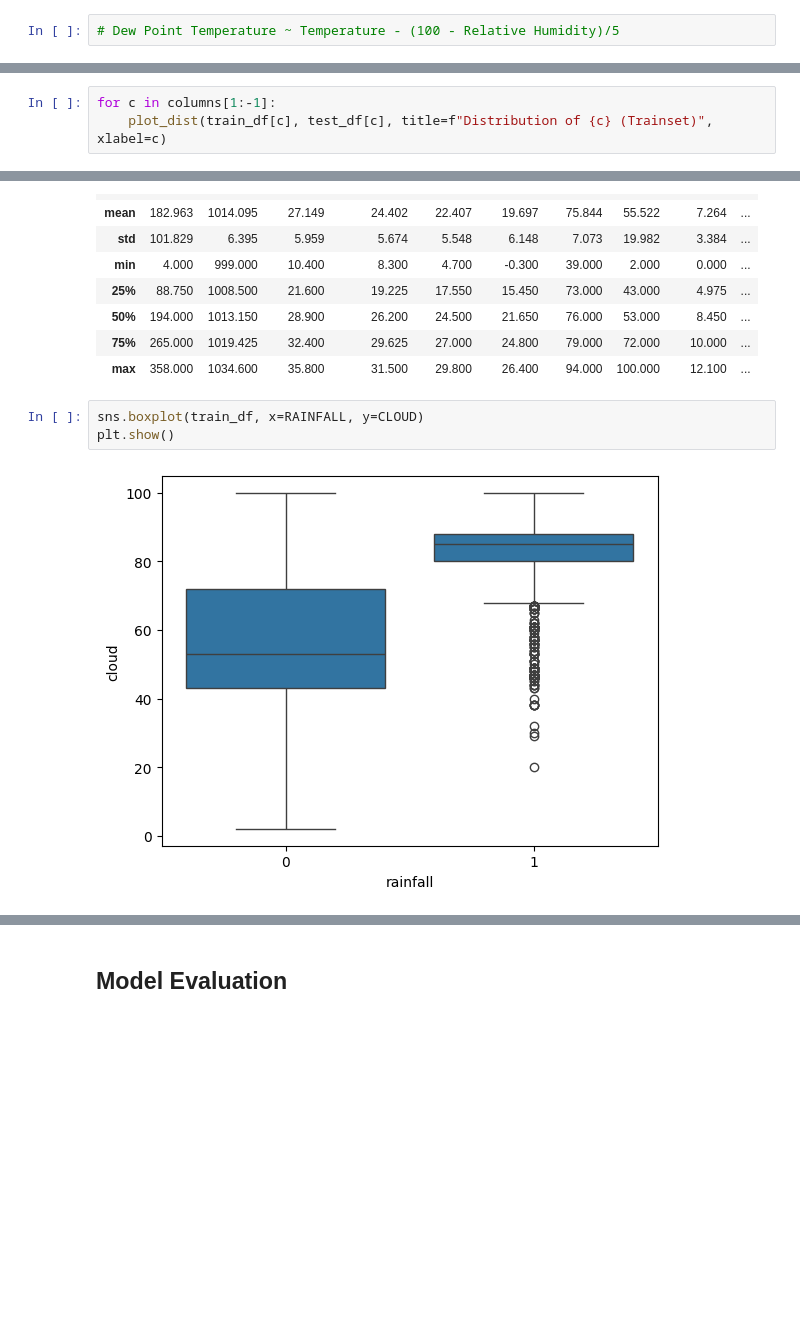
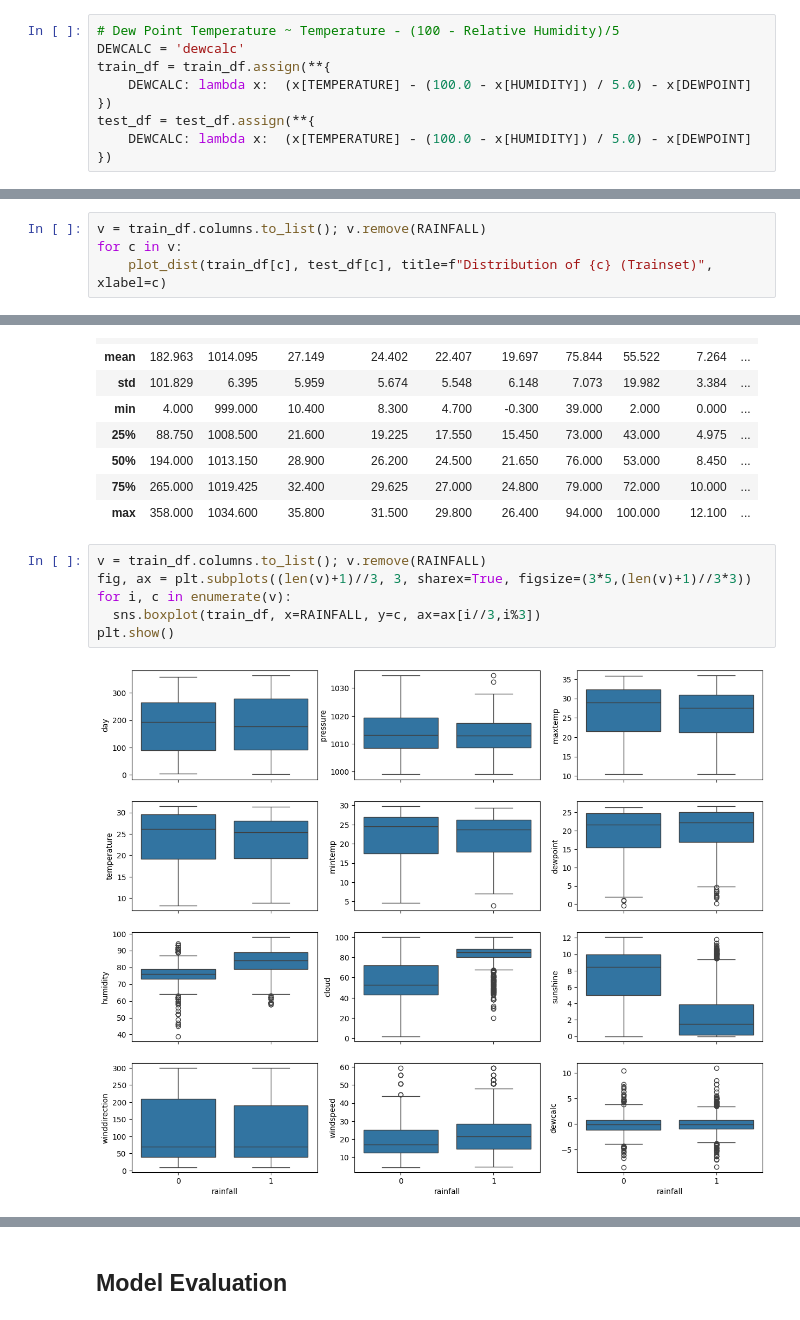
Before and after one commit to einarhre/kaggle-projects, a Jupyter notebook: binarypredictionrainfall.ipynb, the cells around one changed output, grey strips where cells are left out. Drawn from its saved outputs; the diff is of its cells as text; blank space fills up the shorter version.

Commit message:
Add one feature engineering column (dewcalc).

```diff
--- a/binarypredictionrainfall.ipynb
+++ b/binarypredictionrainfall.ipynb
@@ -471,3 +471,10 @@ train_df.loc[idx_max_temp]
 ### **Theoretical Dew Point Tempearture**
 # %%
 # Dew Point Temperature ~ Temperature - (100 - Relative Humidity)/5
+DEWCALC = 'dewcalc'
+train_df = train_df.assign(**{
+    DEWCALC: lambda x:  (x[TEMPERATURE] - (100.0 - x[HUMIDITY]) / 5.0) - x[DEWPOINT]
+})
+test_df = test_df.assign(**{
+    DEWCALC: lambda x:  (x[TEMPERATURE] - (100.0 - x[HUMIDITY]) / 5.0) - x[DEWPOINT]
+})
@@ -516,7 +530,8 @@ def plot_dist(traindata,testdata,w=15,h=10,nbins=30,title=None,xlabel=None,ylabe
     sns.lineplot(ax=axs_tst_L,data=testdata)
     plt.show()
 # %%
-for c in columns[1:-1]:
+v = train_df.columns.to_list(); v.remove(RAINFALL)
+for c in v:
     plot_dist(train_df[c], test_df[c], title=f"Distribution of {c} (Trainset)", xlabel=c)
 # %% [output]
 [figure]
@@ -609,7 +626,10 @@ rainfall_0.describe()
 | 75% | 265.000 | 1019.425 | 32.400 | 29.625 | 27.000 | 24.800 | 79.000 | 72.000 | 10.000 | ... |
 | max | 358.000 | 1034.600 | 35.800 | 31.500 | 29.800 | 26.400 | 94.000 | 100.000 | 12.100 | ... |
 # %%
-sns.boxplot(train_df, x=RAINFALL, y=CLOUD)
+v = train_df.columns.to_list(); v.remove(RAINFALL)
+fig, ax = plt.subplots((len(v)+1)//3, 3, sharex=True, figsize=(3*5,(len(v)+1)//3*3))
+for i, c in enumerate(v):
+  sns.boxplot(train_df, x=RAINFALL, y=c, ax=ax[i//3,i%3])
 plt.show()
 # %% [output]
-[figure, old version]
+[figure, new version]
```
Also changed, not shown: parts of 12 cells of this notebook.
